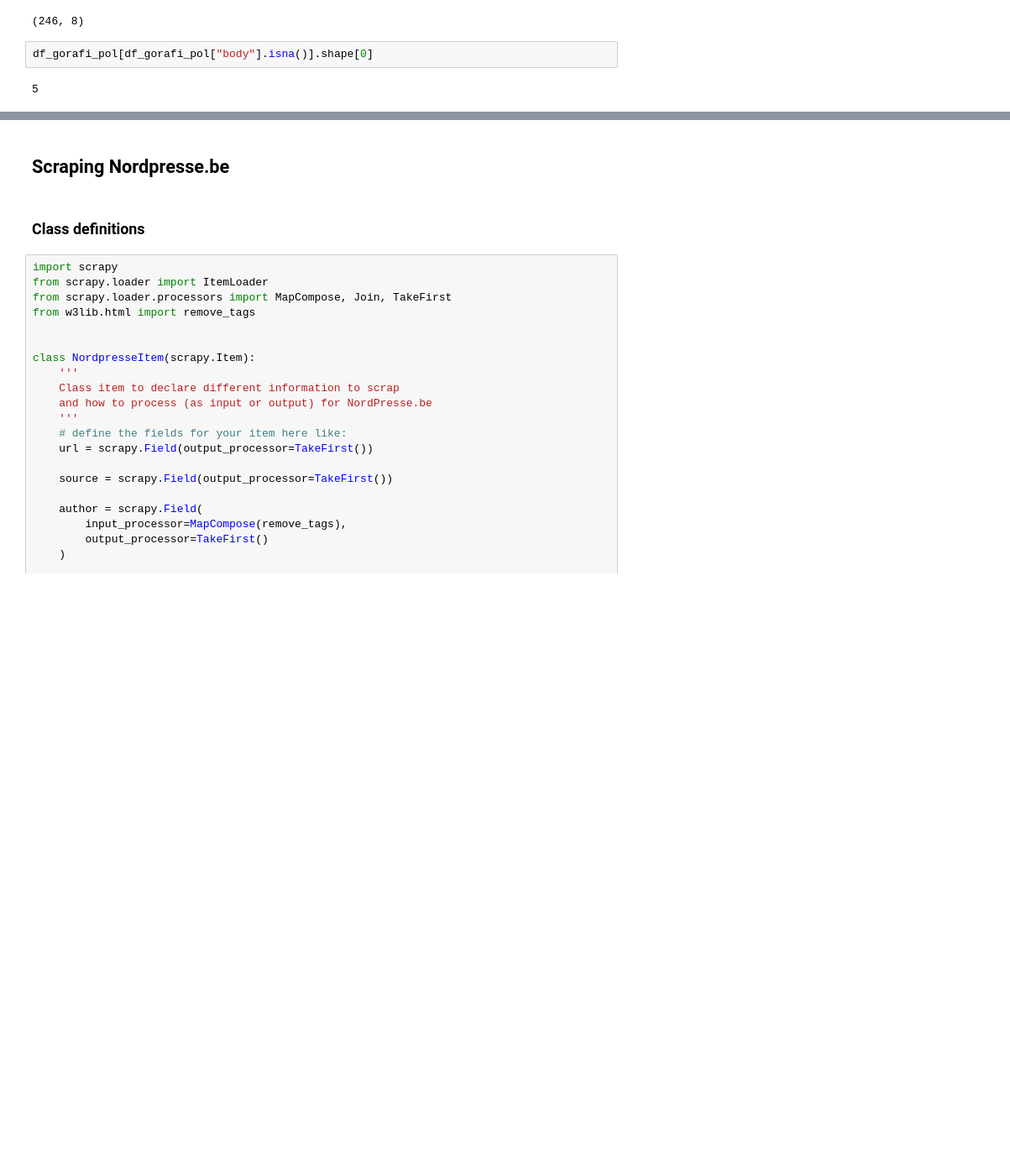
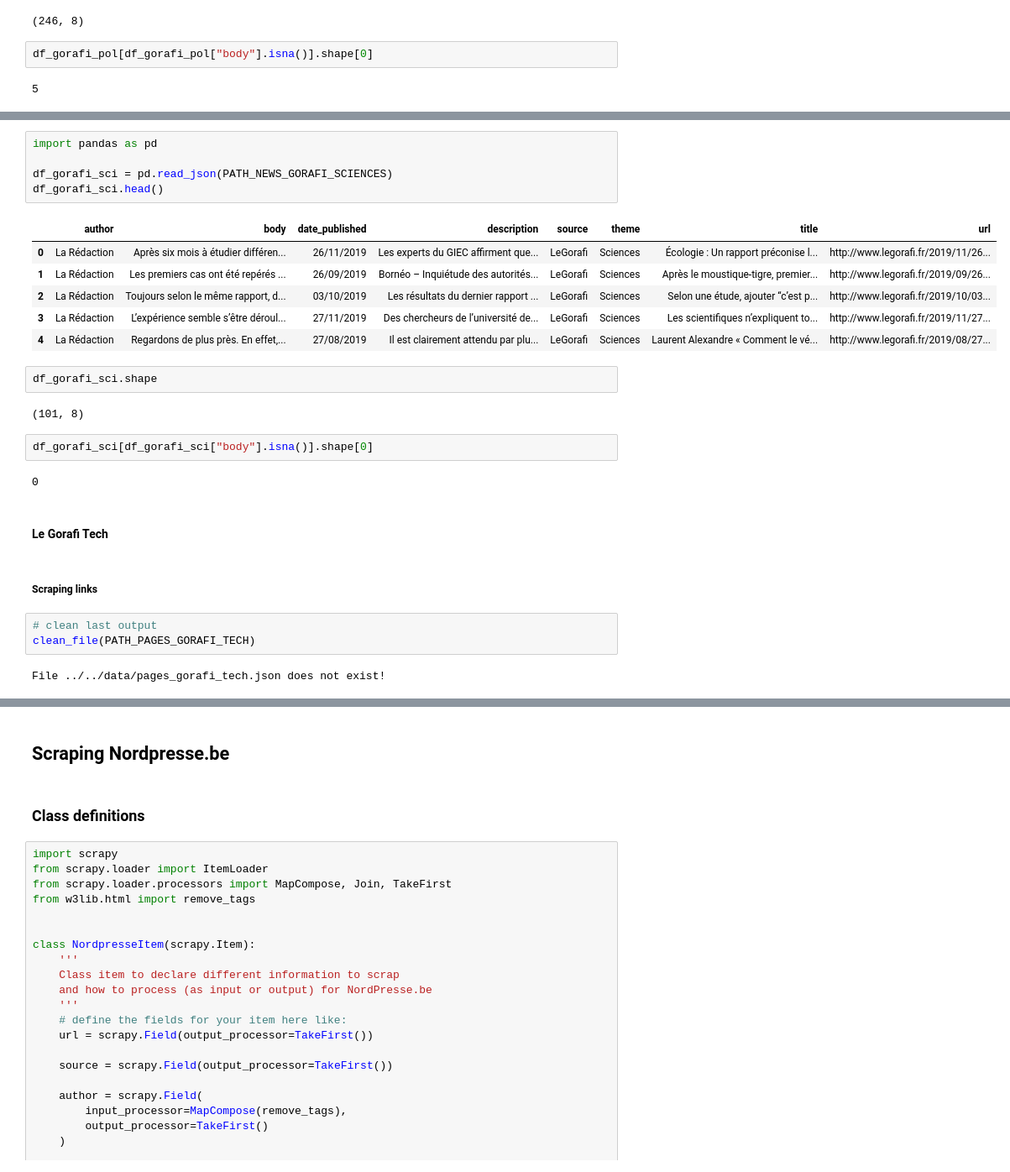
Before and after one commit to jeugregg/FakeNewsDetectionFr, a Jupyter notebook: 02_Scraping_French_News.ipynb, the cells around one changed output, grey strips where cells are left out. Shown at 84% size. Cells and saved outputs as stored; diff of their text form; blank space fills up the shorter version.

```diff
--- a/02_Scraping_French_News.ipynb
+++ b/02_Scraping_French_News.ipynb
@@ -497,0 +567,29 @@ df_gorafi_pol[df_gorafi_pol["body"].isna()].shape[0]
+# %%
+import pandas as pd
+
+df_gorafi_sci = pd.read_json(PATH_NEWS_GORAFI_SCIENCES)
+df_gorafi_sci.head()
+# %% [output]
+|  | author | body | date_published | description | source | theme | title | url |
+| 0 | La Rédaction | Après six mois à étudier différen... | 26/11/2019 | Les experts du GIEC affirment que... | LeGorafi | Sciences | Écologie : Un rapport préconise l... | http://www.legorafi.fr/2019/11/26... |
+| 1 | La Rédaction | Les premiers cas ont été repérés ... | 26/09/2019 | Bornéo – Inquiétude des autorités... | LeGorafi | Sciences | Après le moustique-tigre, premier... | http://www.legorafi.fr/2019/09/26... |
+| 2 | La Rédaction | Toujours selon le même rapport, d... | 03/10/2019 | Les résultats du dernier rapport ... | LeGorafi | Sciences | Selon une étude, ajouter “c’est p... | http://www.legorafi.fr/2019/10/03... |
+| 3 | La Rédaction | L’expérience semble s’être déroul... | 27/11/2019 | Des chercheurs de l’université de... | LeGorafi | Sciences | Les scientifiques n’expliquent to... | http://www.legorafi.fr/2019/11/27... |
+| 4 | La Rédaction | Regardons de plus près. En effet,... | 27/08/2019 | Il est clairement attendu par plu... | LeGorafi | Sciences | Laurent Alexandre « Comment le vé... | http://www.legorafi.fr/2019/08/27... |
+# %%
+df_gorafi_sci.shape
+# %% [output]
+(101, 8)
+# %%
+df_gorafi_sci[df_gorafi_sci["body"].isna()].shape[0]
+# %% [output]
+0
+# %% [markdown]
+#### Le Gorafi Tech
+# %% [markdown]
+##### Scraping links
+# %%
+# clean last output
+clean_file(PATH_PAGES_GORAFI_TECH)
+# %% [output]
+File ../../data/pages_gorafi_tech.json does not exist!
```
Also changed, not shown: parts of 116 cells of this notebook, 3 other files.
